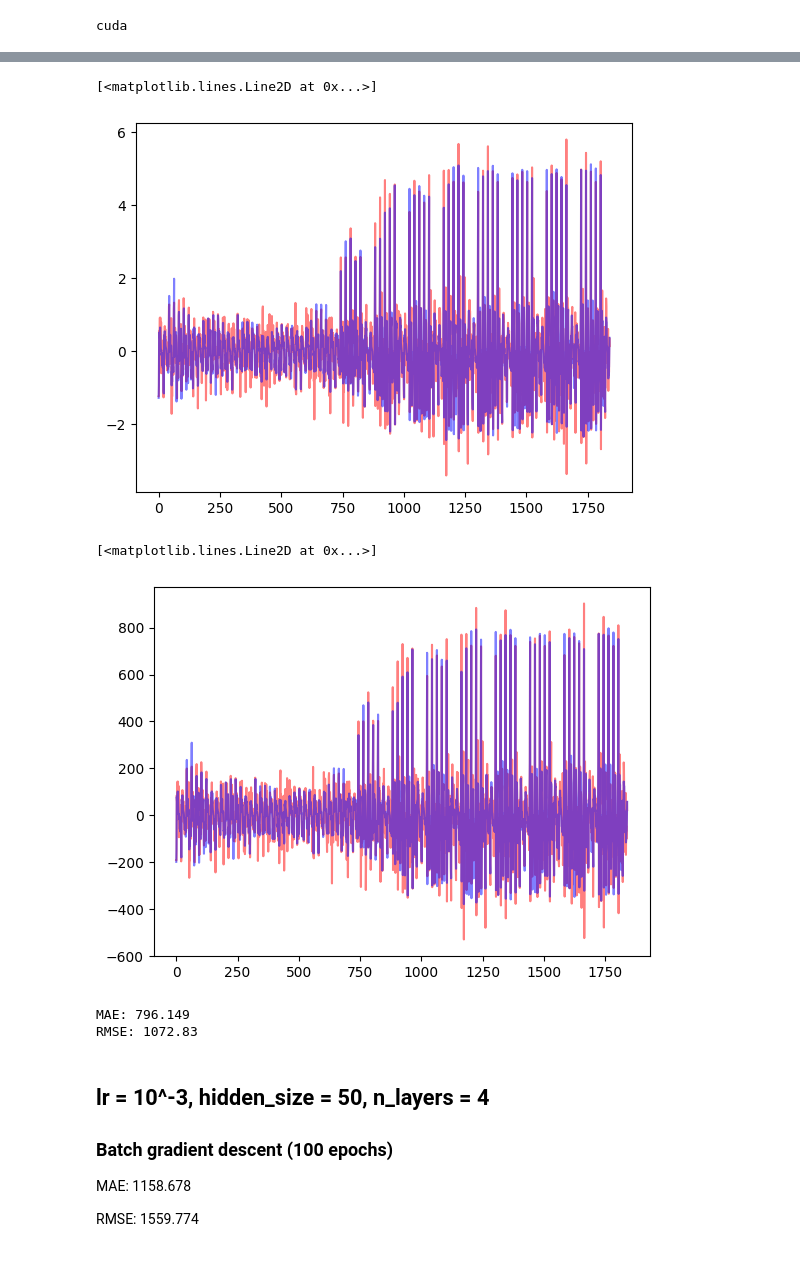
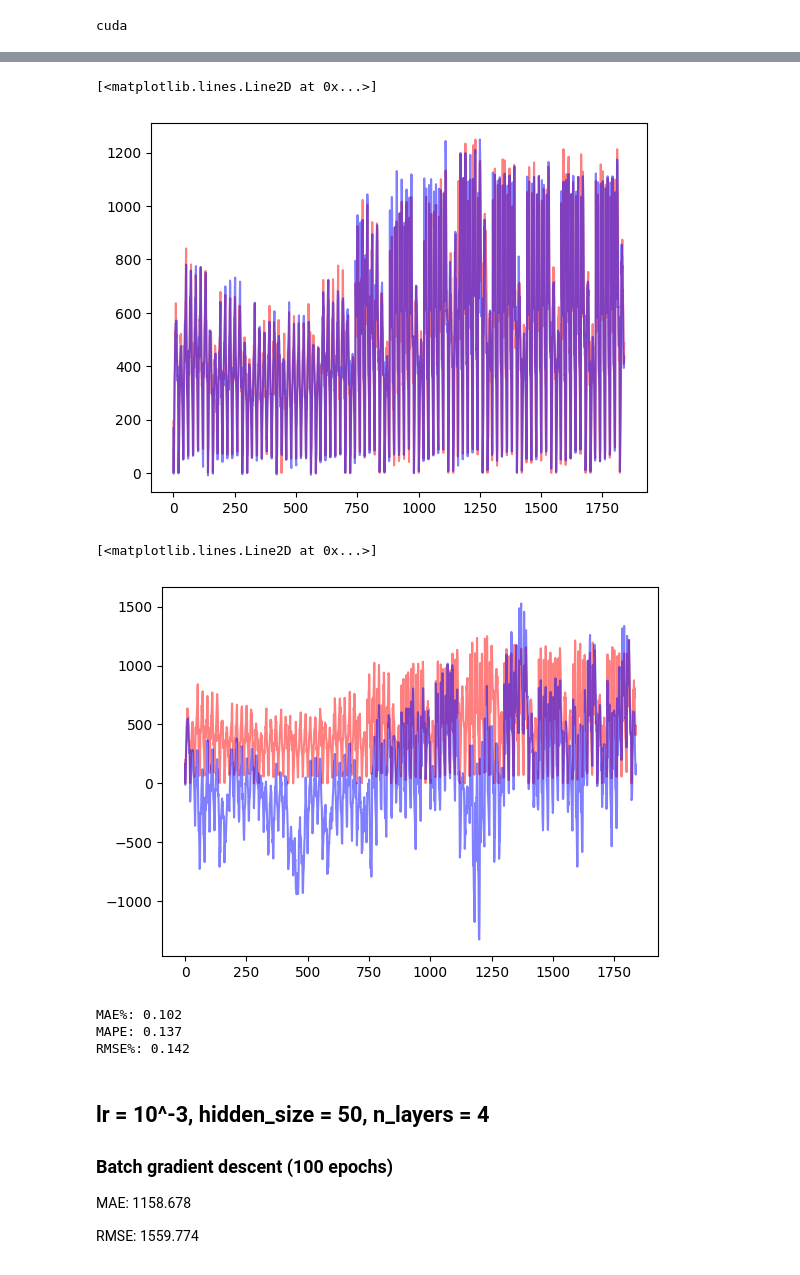
Before and after one commit to andr830g/Machine-Learning-Passenger-Forecasting, a Jupyter notebook: DeepLearningModelling.ipynb, the cells around one changed output, grey strips where cells are left out. Drawn from its saved outputs; the diff is of its cells as text; code cells hidden in the pictures.

Commit message:
Added dropout and experimentet with non-differenced output

```diff
--- a/DeepLearningModelling.ipynb
+++ b/DeepLearningModelling.ipynb
@@ -65,13 +70,13 @@ else:
 
 # Define the LSTM model
 class LSTM(nn.Module):
-    def __init__(self, input_size=1, hidden_size=100, num_layers=4, output_size=1):
+    def __init__(self, input_size=1, hidden_size=100, num_layers=4, output_size=1, dropout_prob=0.5):
         super(LSTM, self).__init__()
         self.hidden_size = hidden_size
         self.num_layers = num_layers
-        self.lstm = nn.LSTM(input_size, hidden_size, num_layers, batch_first=True)
+
+        self.lstm = nn.LSTM(input_size, hidden_size, num_layers, batch_first=True, dropout=dropout_prob)
         self.fc = nn.Linear(hidden_size, output_size)
-        #self.tanh = nn.Tanh()
 
     def forward(self, x):
         h0 = torch.zeros(self.num_layers, x.size(0), self.hidden_size).to(x.device)
@@ -153,0 +160,6 @@ plt.show()
+# %%
+y_val_pred_scaled = pd.Series(model(X_val_tensor.unsqueeze(-1)).squeeze().detach())
+y_val_pred = pd.Series(scaler_y.inverse_transform(model(X_val_tensor.unsqueeze(-1)).detach()).squeeze())
+
+plt.plot(y_val_scaled, color="red", alpha=0.5)
+plt.plot(y_val_pred_scaled, color="blue", alpha=0.5)
@@ -154,25 +169,29 @@ plt.show()
 # %%
-y_val_pred = model(X_val_tensor.unsqueeze(-1)).detach().numpy()
-
-plt.plot(y_val_tensor, color="red", alpha=0.5)
+plt.plot(y_val, color="red", alpha=0.5)
 plt.plot(y_val_pred, color="blue", alpha=0.5)
 # %% [output]
 [<matplotlib.lines.Line2D at 0x...>]
-[figure, old version]
+[figure, new version]
+# %%
+period = 40
+val60_line_extended = pd.concat([train60_1A['passengersBoarding'].tail(period), val60_1A['passengersBoarding']], ignore_index=True).shift(periods=period)[period:]
+y_val_pred_extended = pd.concat([train60_1A['diff'].tail(period), y_val_pred], ignore_index=True).rolling(window=period).sum()[period:]
+y_val_pred_passengers = val60_line_extended + y_val_pred_extended
 # %%
-plt.plot(scaler_y.inverse_transform(y_val_tensor.unsqueeze(-1)), color="red", alpha=0.5)
-plt.plot(scaler_y.inverse_transform(y_val_pred), color="blue", alpha=0.5)
+plt.plot(val60_1A["passengersBoarding"].reset_index(drop=True), color="red", alpha=0.5)
+plt.plot(y_val_pred_passengers.reset_index(drop=True), color="blue", alpha=0.5)
 # %% [output]
 [<matplotlib.lines.Line2D at 0x...>]
-[figure, old version]
+[figure, new version]
 # %%
 from utils import MAE, MAPE, RMSE
-print("MAE:", MAE(scaler_y.inverse_transform(y_val_tensor.unsqueeze(-1)), scaler_y.inverse_transform(y_val_pred)))
-#print("MAPE:", MAPE(scaler_y.inverse_transform(y_val_tensor.unsqueeze(-1)), scaler_y.inverse_transform(y_val_pred)))
-print("RMSE:", RMSE(scaler_y.inverse_transform(y_val_tensor.unsqueeze(-1)), scaler_y.inverse_transform(y_val_pred)))
+print("MAE%:", MAE(y_val, y_val_pred))
+print("MAPE:", MAPE(y_val, y_val_pred))
+print("RMSE%:", RMSE(y_val, y_val_pred))
 # %% [output]
-MAE: 796.149
-RMSE: 1072.83
+MAE%: 0.102
+MAPE: 0.137
+RMSE%: 0.142
 # %% [markdown]
 ## lr = 10^-3, hidden_size = 50, n_layers = 4
 
```
Also changed, not shown: parts of 5 cells of this notebook.
